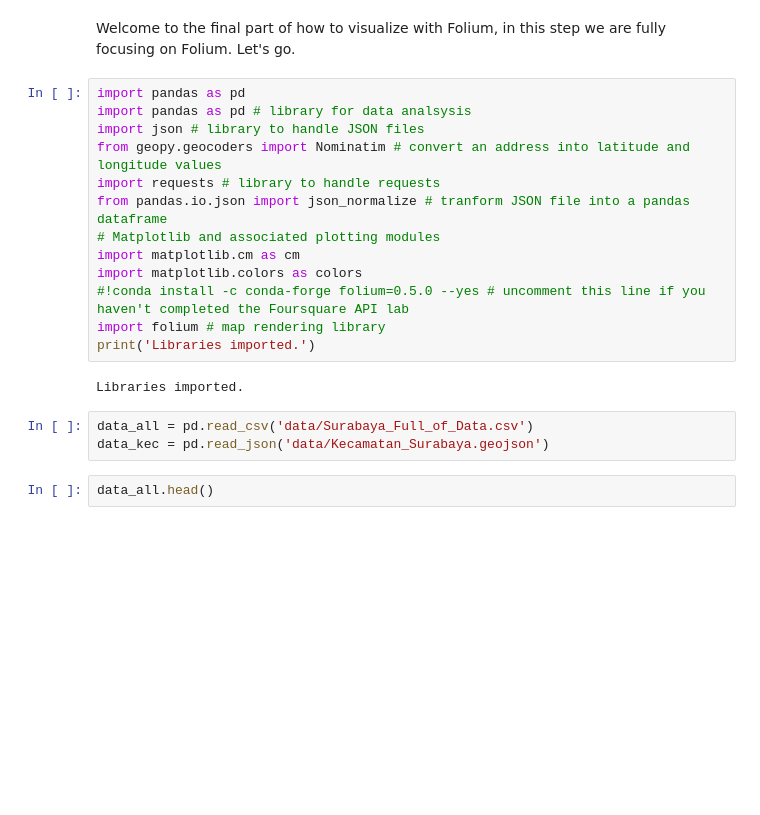
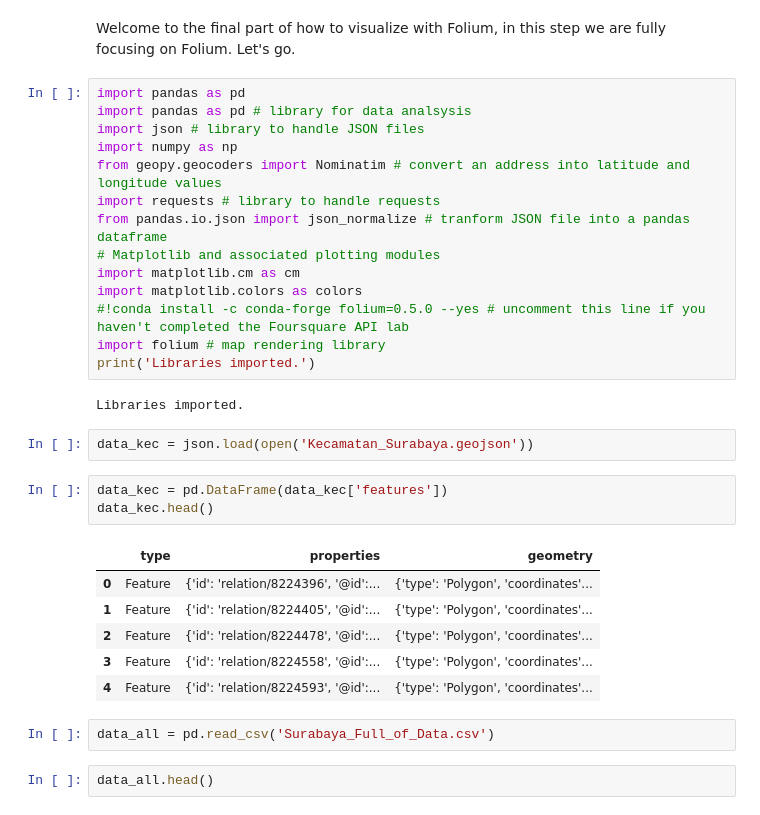
Before and after one commit to rizkysifaul/PyCon2019, a Jupyter notebook: Gather All of Your Data.ipynb, the cells around one changed output. Drawn from its saved outputs; the diff is of its cells as text; blank space fills up the shorter version.

```diff
--- a/Gather All of Your Data.ipynb
+++ b/Gather All of Your Data.ipynb
@@ -4,6 +4,7 @@ Welcome to the final part of how to visualize with Folium, in this step we are f
 import pandas as pd
 import pandas as pd # library for data analsysis
 import json # library to handle JSON files
+import numpy as np
 from geopy.geocoders import Nominatim # convert an address into latitude and longitude values
 import requests # library to handle requests
 from pandas.io.json import json_normalize # tranform JSON file into a pandas dataframe
@@ -15,9 +16,20 @@ import folium # map rendering library
 print('Libraries imported.')
 # %% [output]
 Libraries imported.
+# %%
+data_kec = json.load(open('Kecamatan_Surabaya.geojson'))
+# %%
+data_kec = pd.DataFrame(data_kec['features'])
+data_kec.head()
+# %% [output]
+|  | type | properties | geometry |
+| 0 | Feature | {'id': 'relation/8224396', '@id':... | {'type': 'Polygon', 'coordinates'... |
+| 1 | Feature | {'id': 'relation/8224405', '@id':... | {'type': 'Polygon', 'coordinates'... |
+| 2 | Feature | {'id': 'relation/8224478', '@id':... | {'type': 'Polygon', 'coordinates'... |
+| 3 | Feature | {'id': 'relation/8224558', '@id':... | {'type': 'Polygon', 'coordinates'... |
+| 4 | Feature | {'id': 'relation/8224593', '@id':... | {'type': 'Polygon', 'coordinates'... |
 # %%
-data_all = pd.read_csv('data/Surabaya_Full_of_Data.csv')
-data_kec = pd.read_json('data/Kecamatan_Surabaya.geojson')
+data_all = pd.read_csv('Surabaya_Full_of_Data.csv')
 # %%
 data_all.head()
 # %% [output]
```
Also changed, not shown: parts of 8 cells of this notebook.
